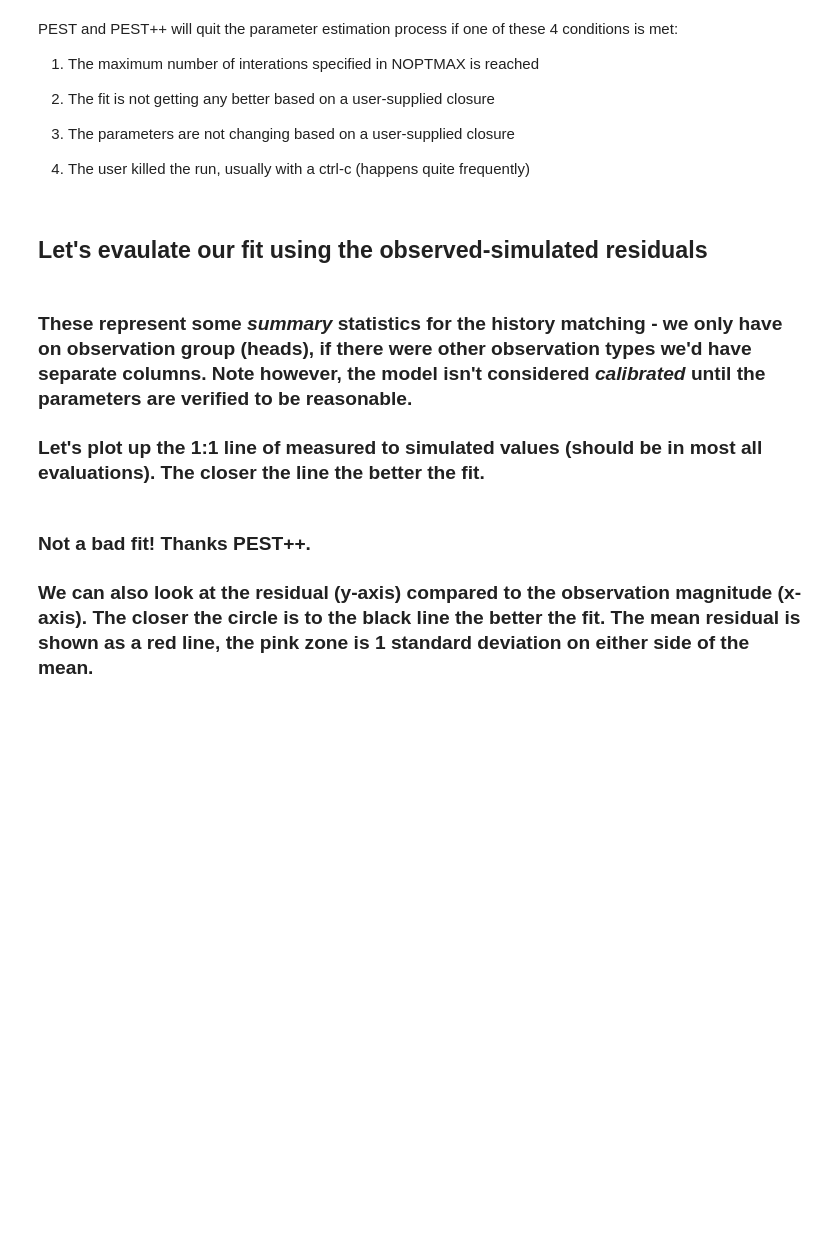
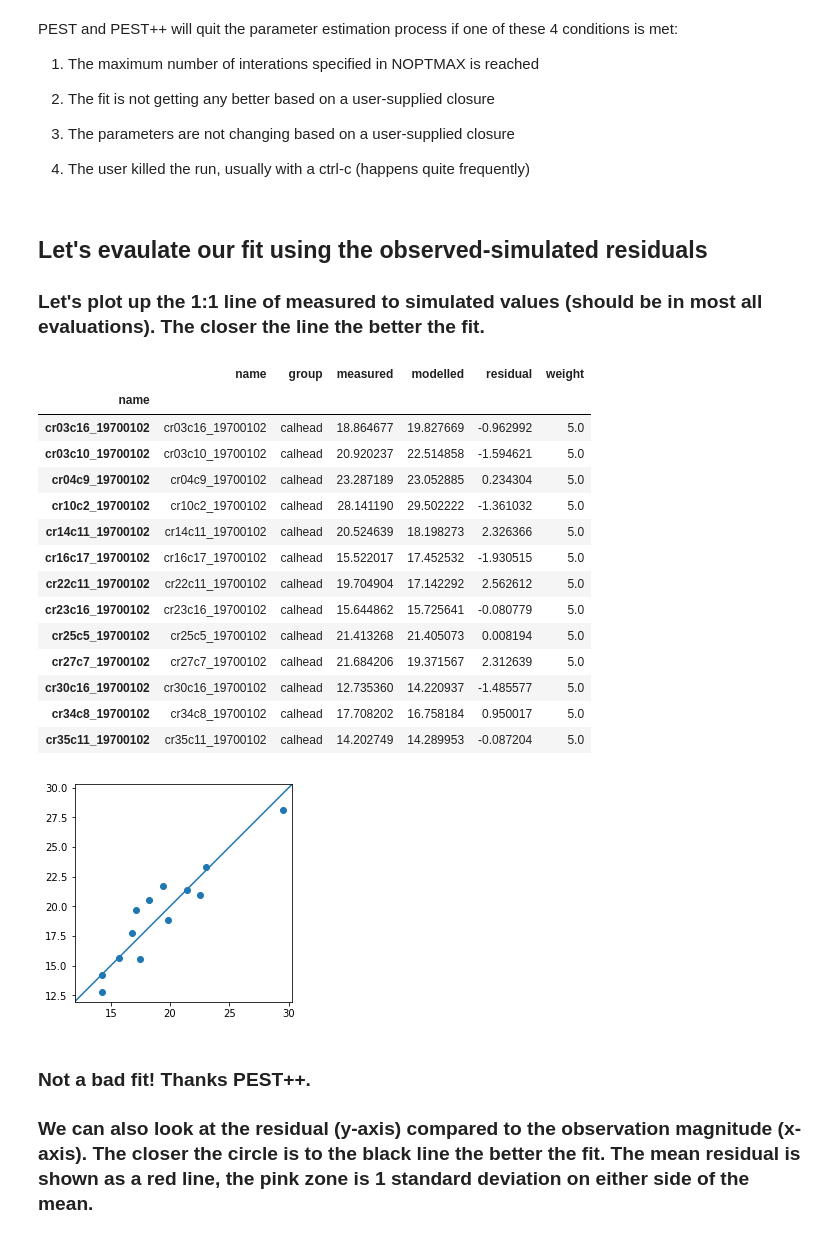
Before and after one commit to mnfienen/GW1876, a Jupyter notebook: activities/freyberg_k/freyberg_k.ipynb, the cells around one changed output. Cells and saved outputs as stored; diff of their text form; code cells hidden in the pictures; blank space fills up the shorter version.

```diff
--- a/activities/freyberg_k/freyberg_k.ipynb
+++ b/activities/freyberg_k/freyberg_k.ipynb
@@ -89,0 +106,2 @@ os.system("{0} freyberg.pst".format(pestchek))
+# %%
+pyemu.helpers.run("pestchek {0}".format(pst_name),cwd=working_dir)
@@ -97,0 +116,2 @@ os.system("{0} freyberg.pst".format(ppp))
+# %%
+pyemu.helpers.run("pestpp {0} ".format(pst_name),cwd=working_dir)
@@ -109,0 +130,2 @@ os.system("{0} freyberg.pst".format(pestchek))
+# %%
+pyemu.helpers.run("pestchek {0} ".format(pst_name),cwd=working_dir)
@@ -115,0 +138,2 @@ os.system("{0} freyberg.pst".format(ppp))
+# %%
+pyemu.helpers.run("pestpp {0} ".format(pst_name),cwd=working_dir)
@@ -143,5 +183,3 @@ PEST and PEST++ will quit the parameter estimation process if one of these 4 con
 3) The parameters are not changing based on a user-supplied closure
 
 4) The user killed the run, usually with a ctrl-c  (happens quite frequently)
-# %% [markdown]
-##  Let's evaulate our fit using the observed-simulated residuals
@@ -152,4 +186,4 @@ res.describe_groups('head_cal')
 # %% [markdown]
-### These represent some *summary* statistics for the history matching - we only have on observation group (heads), if there were other observation types we'd have separate columns.  Note however, the model isn't considered *calibrated* until the parameters are verified to be reasonable.
+##  Let's evaulate our fit using the observed-simulated residuals
 
 ### Let's plot up the 1:1 line of measured to simulated values (should be in most all evaluations). The closer the line the better the fit.
@@ -158,3 +190,33 @@ res.plot_one2one('head_cal',print_stats=['Mean', 'MAE', 'RMSE'])
+# %%
+pst = pyemu.Pst(os.path.join(working_dir,pst_name))
+res_nz = pst.res.loc[pst.nnz_obs_names,:]
+ax = plt.subplot(111,aspect="equal")
+ax.scatter(res_nz.modelled,res_nz.measured)
+xlim,ylim = ax.get_xlim(),ax.get_ylim()
+mx,mn = max(xlim[1],ylim[1]),min(xlim[0],ylim[0])
+
+ax.plot([mn,mx],[mn,mx])
+ax.set_xlim(mn,mx)
+ax.set_ylim(mn,mx)
+#ax.grid()
+res_nz
+# %% [output]
+|  | name | group | measured | modelled | residual | weight |
+| name |  |  |  |  |  |  |
+| cr03c16_19700102 | cr03c16_19700102 | calhead | 18.864677 | 19.827669 | -0.962992 | 5.0 |
+| cr03c10_19700102 | cr03c10_19700102 | calhead | 20.920237 | 22.514858 | -1.594621 | 5.0 |
+| cr04c9_19700102 | cr04c9_19700102 | calhead | 23.287189 | 23.052885 | 0.234304 | 5.0 |
+| cr10c2_19700102 | cr10c2_19700102 | calhead | 28.141190 | 29.502222 | -1.361032 | 5.0 |
+| cr14c11_19700102 | cr14c11_19700102 | calhead | 20.524639 | 18.198273 | 2.326366 | 5.0 |
+| cr16c17_19700102 | cr16c17_19700102 | calhead | 15.522017 | 17.452532 | -1.930515 | 5.0 |
+| cr22c11_19700102 | cr22c11_19700102 | calhead | 19.704904 | 17.142292 | 2.562612 | 5.0 |
+| cr23c16_19700102 | cr23c16_19700102 | calhead | 15.644862 | 15.725641 | -0.080779 | 5.0 |
+| cr25c5_19700102 | cr25c5_19700102 | calhead | 21.413268 | 21.405073 | 0.008194 | 5.0 |
+| cr27c7_19700102 | cr27c7_19700102 | calhead | 21.684206 | 19.371567 | 2.312639 | 5.0 |
+| cr30c16_19700102 | cr30c16_19700102 | calhead | 12.735360 | 14.220937 | -1.485577 | 5.0 |
+| cr34c8_19700102 | cr34c8_19700102 | calhead | 17.708202 | 16.758184 | 0.950017 | 5.0 |
+| cr35c11_19700102 | cr35c11_19700102 | calhead | 14.202749 | 14.289953 | -0.087204 | 5.0 |
+[figure, added]
 # %% [markdown]
 ### Not a bad fit!  Thanks PEST++.
 
```
Also changed, not shown: parts of 28 cells of this notebook.
